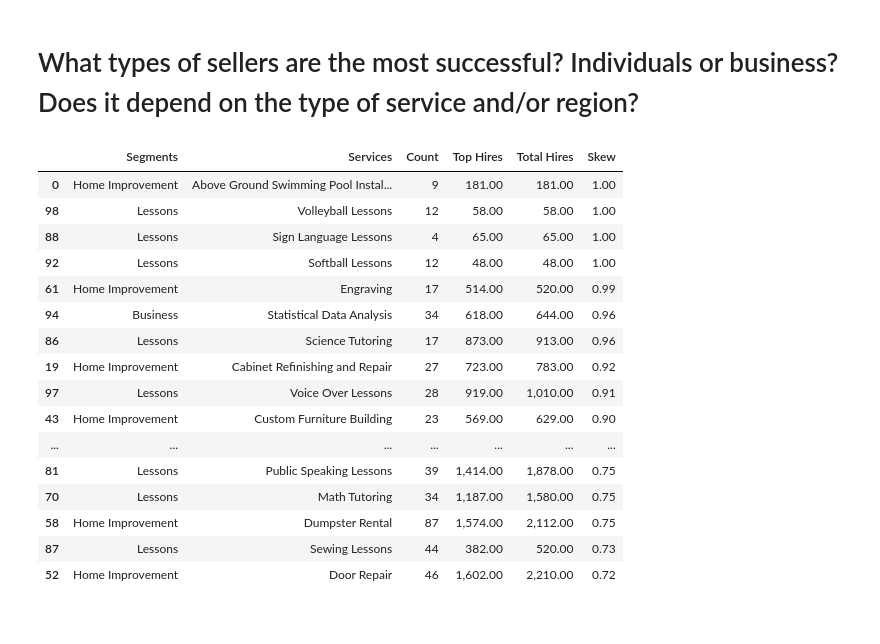
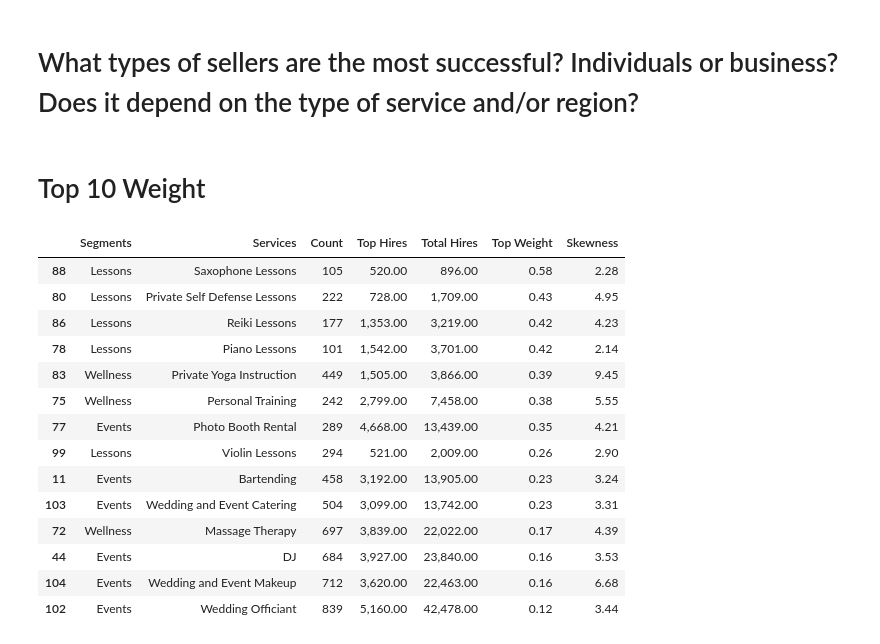
Before and after one commit to ameeruljunaidi/ScrapeThumbtack, a Jupyter notebook: analysis/data_exploration.ipynb, the cells around one changed output. Cells and saved outputs as stored; diff of their text form; code cells hidden in the pictures.

Commit message:
Updated table for top 10

```diff
--- a/analysis/data_exploration.ipynb
+++ b/analysis/data_exploration.ipynb
@@ -411,45 +411,66 @@ From the first scatterplot, it could mean that services with a higher count coul
 # Are there any segments or services that showcase more uncaptured potential?
 # %% [markdown]
 # What types of sellers are the most successful? Individuals or business? Does it depend on the type of service and/or region?
+# %% [markdown]
+# Top 10 Weight
 # %%
 hiresTopN = (
     df.groupby("Services")["Hires"]
     .nlargest(10)
     .sum(level=0)
     .to_frame(name="Top Hires")
     .reset_index()
+)
+
+hireSkew = (
+    df.groupby("Services")["Hires"].skew().to_frame(name="Skewness").reset_index()
 )
 
 dfHiresSkew = pd.merge(
     dfHiresCountServices[["Services", "Total Hires", "Segments"]],
     hiresTopN,
     on="Services",
 )
 
 dfHiresSkew = pd.merge(
     dfHiresSkew, dfServicesCount[["Services", "Count"]], on="Services"
 )
 
-dfHiresSkew["Skew"] = dfHiresSkew["Top Hires"] / dfHiresSkew["Total Hires"]
+dfHiresSkew = pd.merge(dfHiresSkew, hireSkew, on="Services")
+
+dfHiresSkew["Top Weight"] = dfHiresSkew["Top Hires"] / dfHiresSkew["Total Hires"]
 dfHiresSkew = dfHiresSkew[
-    ["Segments", "Services", "Count", "Top Hires", "Total Hires", "Skew"]
+    [
+        "Segments",
+        "Services",
+        "Count",
+        "Top Hires",
+        "Total Hires",
+        "Top Weight",
+        "Skewness",
+    ]
 ]
-dfHiresSkew.sort_values(by="Skew", ascending=False)[:20]
+dfHiresSkew[
+    (dfHiresSkew["Count"] > 100)
+    & (
+        (dfHiresSkew["Segments"] == "Events")
+        | (dfHiresSkew["Segments"] == "Lessons")
+        | (dfHiresSkew["Segments"] == "Wellness")
+    )
+].sort_values(by="Top Weight", ascending=False)[:20]
 # %% [output]
-|  | Segments | Services | Count | Top Hires | Total Hires | Skew |
-| 0 | Home Improvement | Above Ground Swimming Pool Instal... | 9 | 181.00 | 181.00 | 1.00 |
-| 98 | Lessons | Volleyball Lessons | 12 | 58.00 | 58.00 | 1.00 |
-| 88 | Lessons | Sign Language Lessons | 4 | 65.00 | 65.00 | 1.00 |
-| 92 | Lessons | Softball Lessons | 12 | 48.00 | 48.00 | 1.00 |
-| 61 | Home Improvement | Engraving | 17 | 514.00 | 520.00 | 0.99 |
-| 94 | Business | Statistical Data Analysis | 34 | 618.00 | 644.00 | 0.96 |
-| 86 | Lessons | Science Tutoring | 17 | 873.00 | 913.00 | 0.96 |
-| 19 | Home Improvement | Cabinet Refinishing and Repair | 27 | 723.00 | 783.00 | 0.92 |
-| 97 | Lessons | Voice Over Lessons | 28 | 919.00 | 1,010.00 | 0.91 |
-| 43 | Home Improvement | Custom Furniture Building | 23 | 569.00 | 629.00 | 0.90 |
-| ... | ... | ... | ... | ... | ... | ... |
-| 81 | Lessons | Public Speaking Lessons | 39 | 1,414.00 | 1,878.00 | 0.75 |
-| 70 | Lessons | Math Tutoring | 34 | 1,187.00 | 1,580.00 | 0.75 |
-| 58 | Home Improvement | Dumpster Rental | 87 | 1,574.00 | 2,112.00 | 0.75 |
-| 87 | Lessons | Sewing Lessons | 44 | 382.00 | 520.00 | 0.73 |
-| 52 | Home Improvement | Door Repair | 46 | 1,602.00 | 2,210.00 | 0.72 |
+|  | Segments | Services | Count | Top Hires | Total Hires | Top Weight | Skewness |
+| 88 | Lessons | Saxophone Lessons | 105 | 520.00 | 896.00 | 0.58 | 2.28 |
+| 80 | Lessons | Private Self Defense Lessons | 222 | 728.00 | 1,709.00 | 0.43 | 4.95 |
+| 86 | Lessons | Reiki Lessons | 177 | 1,353.00 | 3,219.00 | 0.42 | 4.23 |
+| 78 | Lessons | Piano Lessons | 101 | 1,542.00 | 3,701.00 | 0.42 | 2.14 |
+| 83 | Wellness | Private Yoga Instruction | 449 | 1,505.00 | 3,866.00 | 0.39 | 9.45 |
+| 75 | Wellness | Personal Training | 242 | 2,799.00 | 7,458.00 | 0.38 | 5.55 |
+| 77 | Events | Photo Booth Rental | 289 | 4,668.00 | 13,439.00 | 0.35 | 4.21 |
+| 99 | Lessons | Violin Lessons | 294 | 521.00 | 2,009.00 | 0.26 | 2.90 |
+| 11 | Events | Bartending | 458 | 3,192.00 | 13,905.00 | 0.23 | 3.24 |
+| 103 | Events | Wedding and Event Catering | 504 | 3,099.00 | 13,742.00 | 0.23 | 3.31 |
+| 72 | Wellness | Massage Therapy | 697 | 3,839.00 | 22,022.00 | 0.17 | 4.39 |
+| 44 | Events | DJ | 684 | 3,927.00 | 23,840.00 | 0.16 | 3.53 |
+| 104 | Events | Wedding and Event Makeup | 712 | 3,620.00 | 22,463.00 | 0.16 | 6.68 |
+| 102 | Events | Wedding Officiant | 839 | 5,160.00 | 42,478.00 | 0.12 | 3.44 |
```
Also changed, not shown: parts of 18 cells of this notebook, 1 other file.
